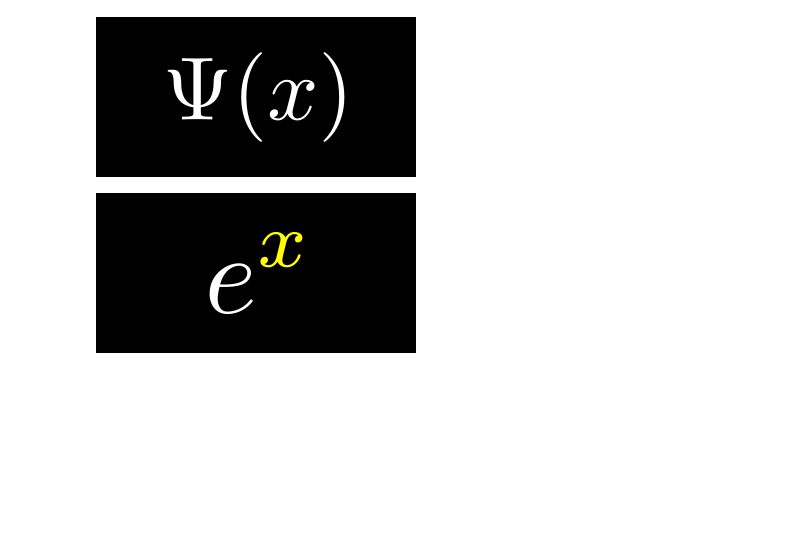
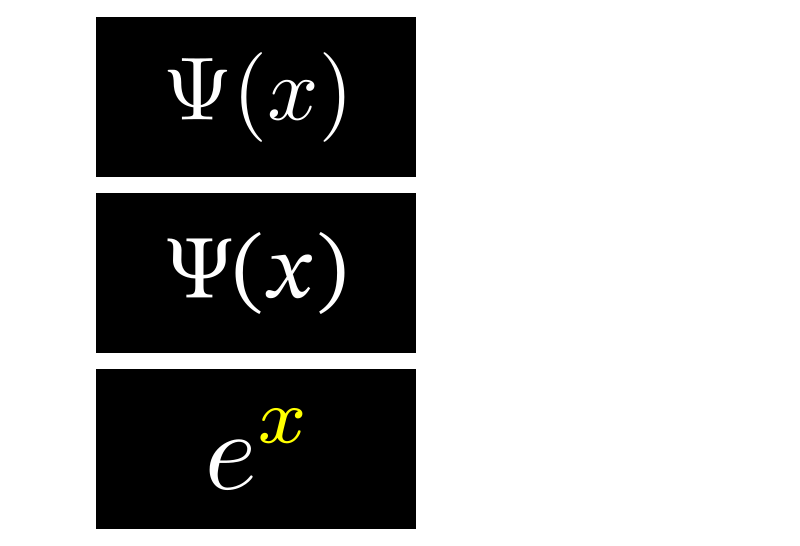
Before and after one commit to kolibril13/mobject-gallery, a Jupyter notebook: Mobjects_Text.ipynb, the cells around one changed output. Cells and saved outputs as stored; diff of their text form; code cells hidden in the pictures; blank space fills up the shorter version.

Commit message:
added stix2

```diff
--- a/Mobjects_Text.ipynb
+++ b/Mobjects_Text.ipynb
@@ -78,5 +78,28 @@ snippet = 'mob = MathTex(r"\Psi(x)", color=WHITE)'
 name_snippet_pairs[image_full_name] = snippet
 # %% [output]
 [figure]
+# %%
+%%manim $params
+
+class Example(ZoomedScene):
+    def construct(self):
+        stix2 = TexTemplate()
+        stix2.add_to_preamble(r"\usepackage{stix2}", prepend= True)
+        MathTex.set_default(tex_template=stix2)
+        mob = MathTex(r"\Psi(x)", color=WHITE)
+        self.add(mob)
+        self.camera.frame.scale(1/8)
+
+###******
+image_full_name = "MathTex_stix2.png"
+snippet = r"""
+stix2 = TexTemplate()
+stix2.add_to_preamble(r"\usepackage{stix2}", prepend= True)
+MathTex.set_default(tex_template=stix2)
+mob = MathTex(r"\Psi(x)", color=WHITE)
+"""
+name_snippet_pairs[image_full_name] = snippet
+# %% [output]
+[figure, added]
 # %%
 %%manim $params
```
Also changed, not shown: parts of 2 cells of this notebook, 5 other files.
